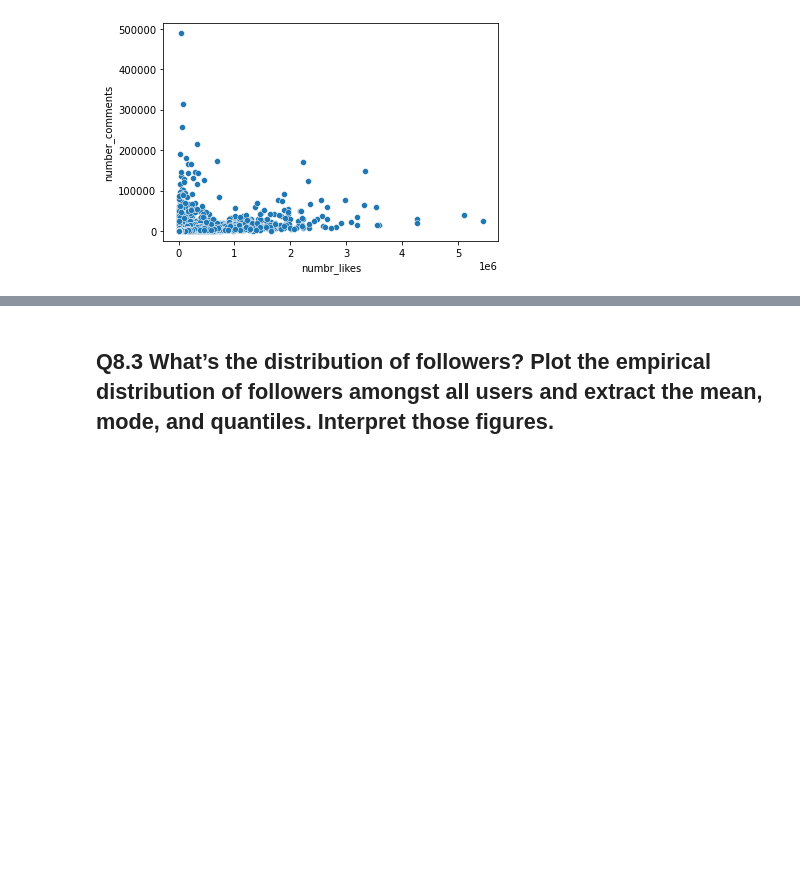
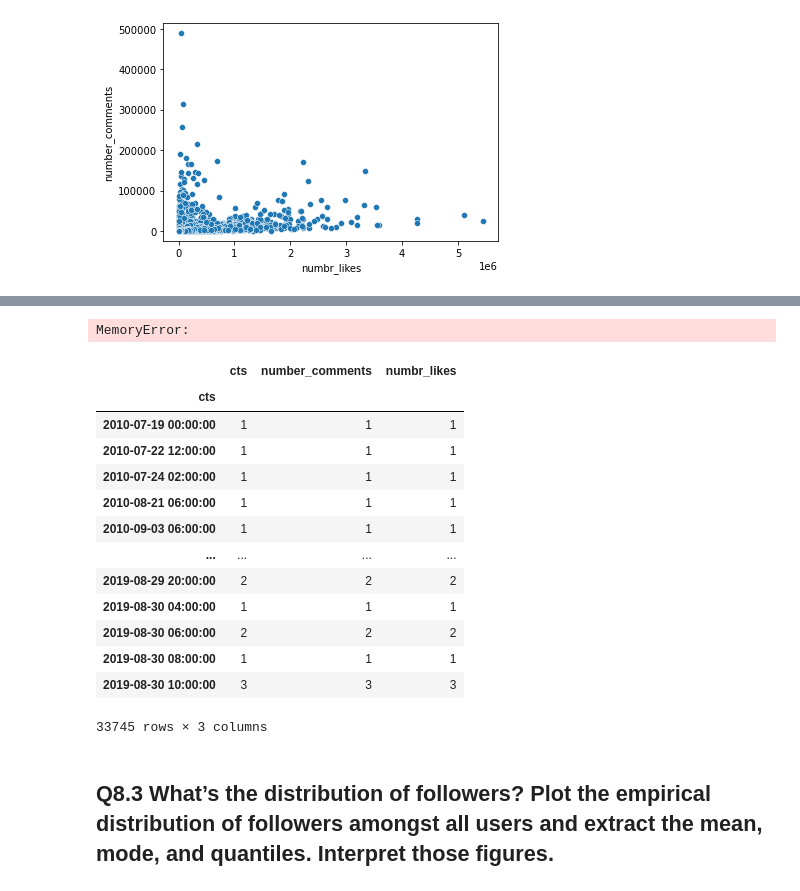
Before and after one commit to MRampo/ADM-HMW2, a Jupyter notebook: Q8.ipynb, the cells around one changed output, grey strips where cells are left out. Saved outputs shown, nothing was run; the diff lists cells and outputs as text; code cells hidden in the pictures; blank space fills up the shorter version.

```diff
--- a/Q8.ipynb
+++ b/Q8.ipynb
@@ -63,0 +98,5 @@ plt.show()
+# %%
+
+prova = posts[['cts', 'number_comments', 'numbr_likes']]
+prova.set_index("cts")
+prova.head()
@@ -64,3 +110,25 @@ plt.show()
+# %%
+prova['cts'] = datetime.strptime(prova['cts'].to_string(),  "%H%M%S")
+#prova = prova.groupby(prova.cts.dt.floor('2H')).count()
+# %% [output]
+MemoryError:
+# %%
+prova
+# %% [output]
+|  | cts | number_comments | numbr_likes |
+| cts |  |  |  |
+| 2010-07-19 00:00:00 | 1 | 1 | 1 |
+| 2010-07-22 12:00:00 | 1 | 1 | 1 |
+| 2010-07-24 02:00:00 | 1 | 1 | 1 |
+| 2010-08-21 06:00:00 | 1 | 1 | 1 |
+| 2010-09-03 06:00:00 | 1 | 1 | 1 |
+| ... | ... | ... | ... |
+| 2019-08-29 20:00:00 | 2 | 2 | 2 |
+| 2019-08-30 04:00:00 | 1 | 1 | 1 |
+| 2019-08-30 06:00:00 | 2 | 2 | 2 |
+| 2019-08-30 08:00:00 | 1 | 1 | 1 |
+| 2019-08-30 10:00:00 | 3 | 3 | 3 |
+33745 rows × 3 columns
 # %% [markdown]
 ## Q8.3 What’s the distribution of followers? Plot the empirical distribution of followers amongst all users and extract the mean, mode, and quantiles. Interpret those figures.
 # %%
```
Also changed, not shown: parts of 9 cells of this notebook.
